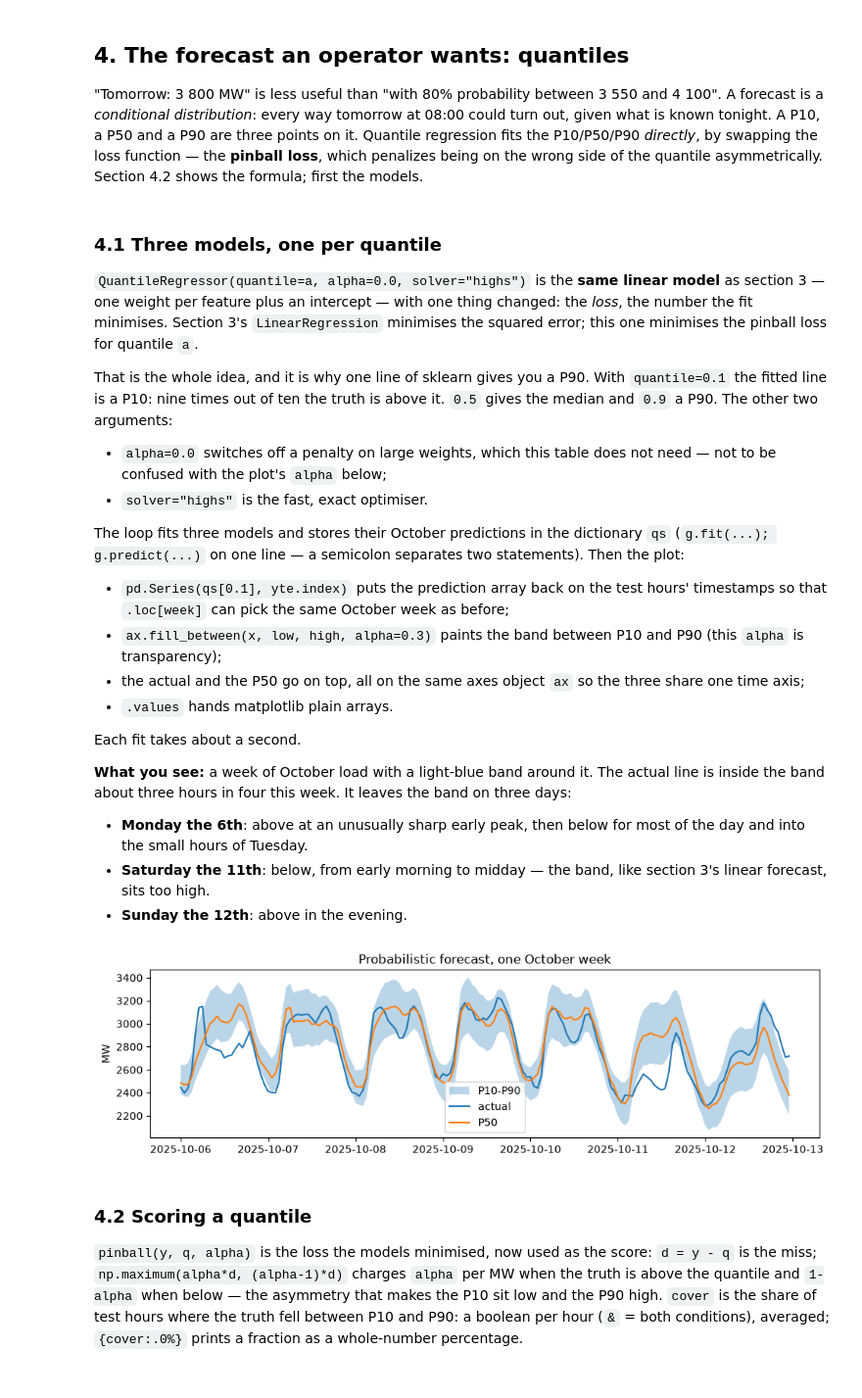
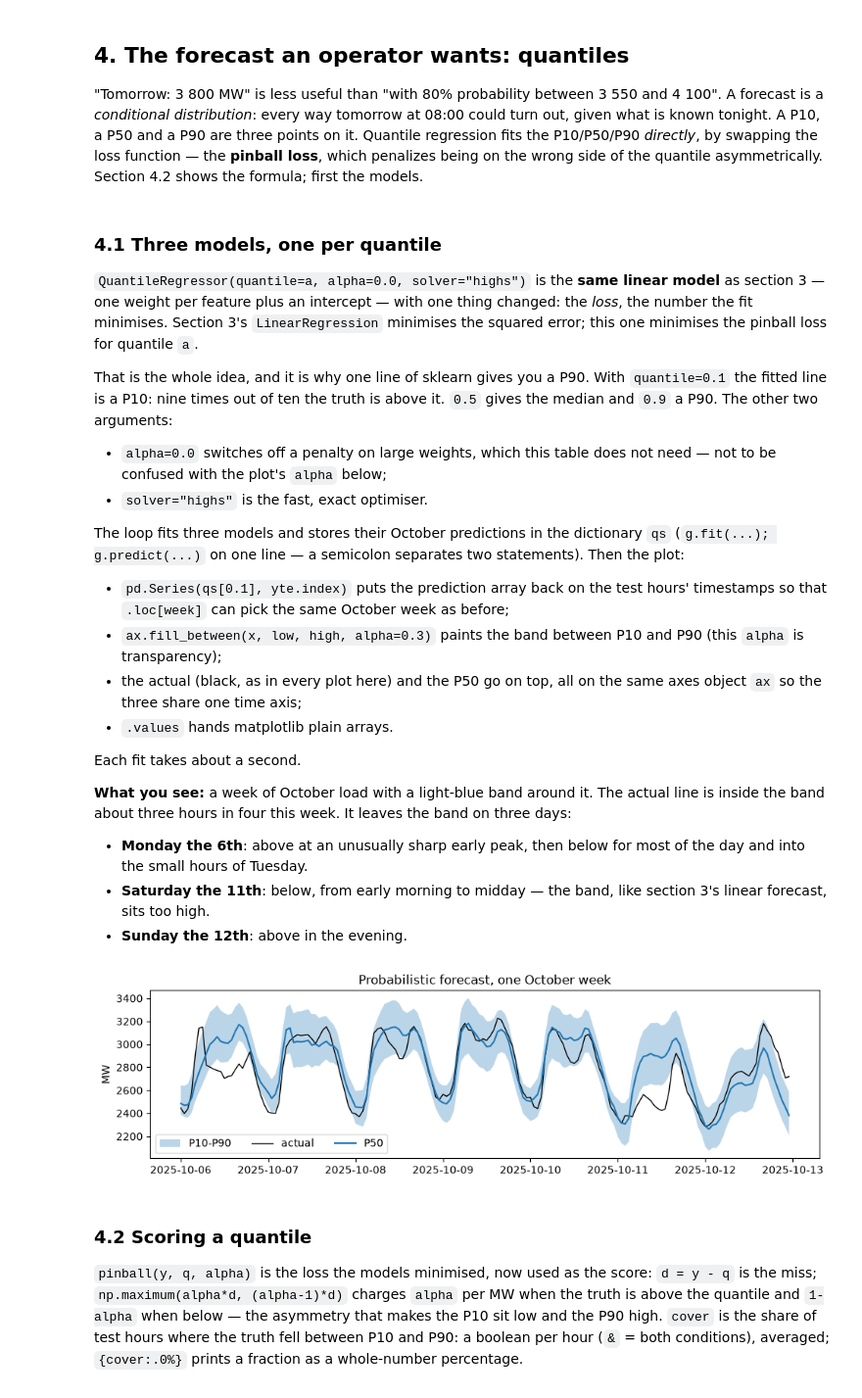
Before and after one commit to KTH-EG2140/course-material, a Jupyter notebook: notebooks/LC10_forecasting_learners.ipynb, the cells around one changed output. Shown at 98% size. Drawn from its saved outputs; the diff is of its cells as text; code cells hidden in the pictures.

```diff
--- a/notebooks/LC10_forecasting_learners.ipynb
+++ b/notebooks/LC10_forecasting_learners.ipynb
@@ -408,7 +410,7 @@ The loop fits three models and stores their October predictions in the dictionar
 
 - `pd.Series(qs[0.1], yte.index)` puts the prediction array back on the test hours' timestamps so that `.loc[week]` can pick the same October week as before;
 - `ax.fill_between(x, low, high, alpha=0.3)` paints the band between P10 and P90 (this `alpha` is transparency);
-- the actual and the P50 go on top, all on the same axes object `ax` so the three share one time axis;
+- the actual (black, as in every plot here) and the P50 go on top, all on the same axes object `ax` so the three share one time axis;
 - `.values` hands matplotlib plain arrays.
 
 Each fit takes about a second.
@@ -421,22 +423,22 @@ Each fit takes about a second.
 # %%
 from sklearn.linear_model import QuantileRegressor
 # One linear model per quantile: same features, same weighted sum - only the LOSS changes.
 # quantile=0.1 trains a P10 (a floor), 0.5 the median, 0.9 a P90 (a ceiling).
 qs = {}
 for a in (0.1, 0.5, 0.9):
     g = QuantileRegressor(quantile=a, alpha=0.0, solver="highs")
     g.fit(Xtr, ytr); qs[a] = g.predict(Xte)
 idx = yte.loc[week].index
 fig, ax = plt.subplots(figsize=(10,3))
 # everything on ONE axes object, with the same timestamps: band first, lines on top
 ax.fill_between(idx, pd.Series(qs[0.1], yte.index).loc[week].values,
                 pd.Series(qs[0.9], yte.index).loc[week].values, alpha=0.3, label="P10-P90")
-ax.plot(idx, yte.loc[week].values, label="actual")
+ax.plot(idx, yte.loc[week].values, color="black", lw=1, label="actual")
 ax.plot(idx, pd.Series(qs[0.5], yte.index).loc[week].values, label="P50")
-ax.legend(); ax.set_ylabel("MW"); ax.set_title("Probabilistic forecast, one October week")
+ax.legend(loc="lower left", ncol=3); ax.set_ylabel("MW"); ax.set_title("Probabilistic forecast, one October week")
 plt.tight_layout()
 # %% [output]
-[figure, old version]
+[figure, new version]
 # %% [markdown]
 ### 4.2 Scoring a quantile
 
```
Also changed, not shown: parts of 6 cells of this notebook, 3 other files.
